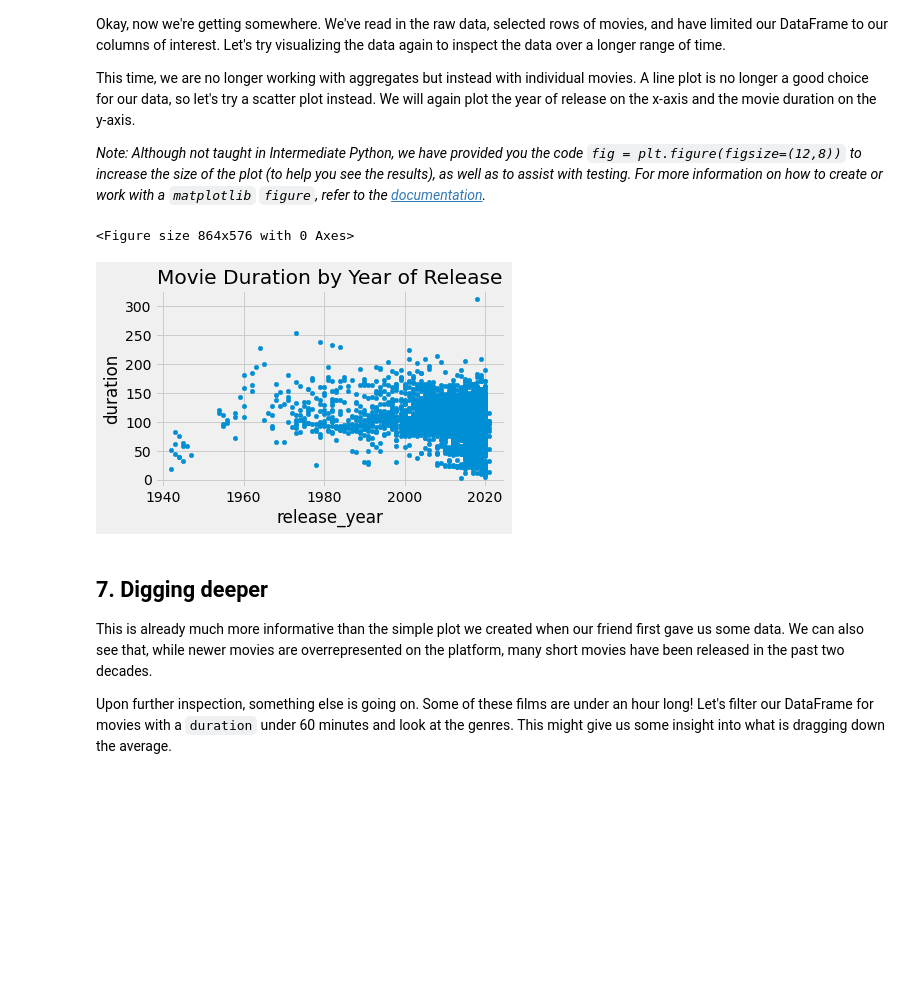
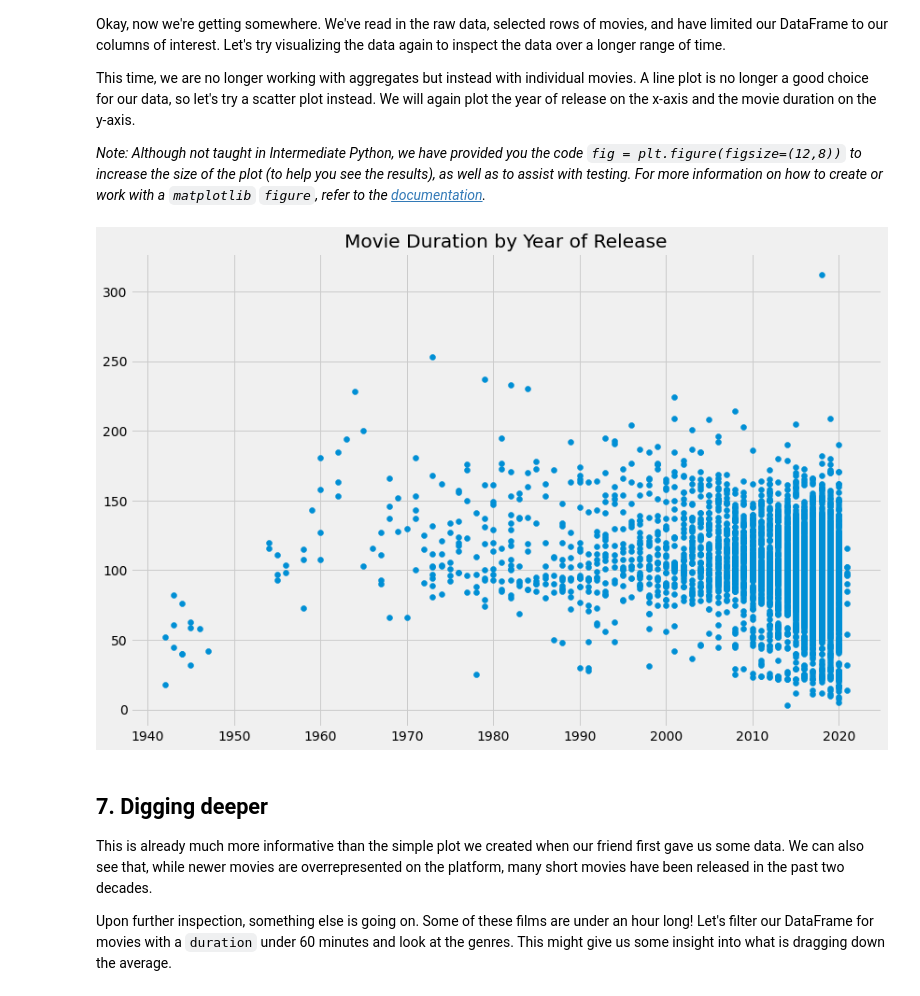
Before and after one commit to Alemar1990/Data_Science_Projects, a Jupyter notebook: Investigating Netflix Movies and Guest Stars in The Office/Guide_Project.ipynb, the cells around one changed output. Cells and saved outputs as stored; diff of their text form; code cells hidden in the pictures; blank space fills up the shorter version.

Commit message:
Investigating Netflix Movies and Guest Stars in The Office

```diff
--- a/Investigating Netflix Movies and Guest Stars in The Office/Guide_Project.ipynb
+++ b/Investigating Netflix Movies and Guest Stars in The Office/Guide_Project.ipynb
@@ -114,18 +113,17 @@ netflix_movies_col_subset.head()
 # %%
 # Create a figure and increase the figure size
 fig = plt.figure(figsize=(12,8))
 
 # Create a scatter plot of duration versus year
-netflix_movies_col_subset.plot(x="release_year", y="duration", kind='scatter')
+plt.scatter(netflix_movies_col_subset["release_year"], netflix_movies_col_subset["duration"])
 
 # Create a title
 plt.title("Movie Duration by Year of Release")
 
 # Show the plot
 plt.show()
 # %% [output]
-<Figure size 864x576 with 0 Axes>
-[figure, old version]
+[figure, new version]
 # %% [markdown]
 ## 7. Digging deeper
 <p>This is already much more informative than the simple plot we created when our friend first gave us some data. We can also see that, while newer movies are overrepresented on the platform, many short movies have been released in the past two decades.</p>
```
Also changed, not shown: parts of 2 cells of this notebook.
